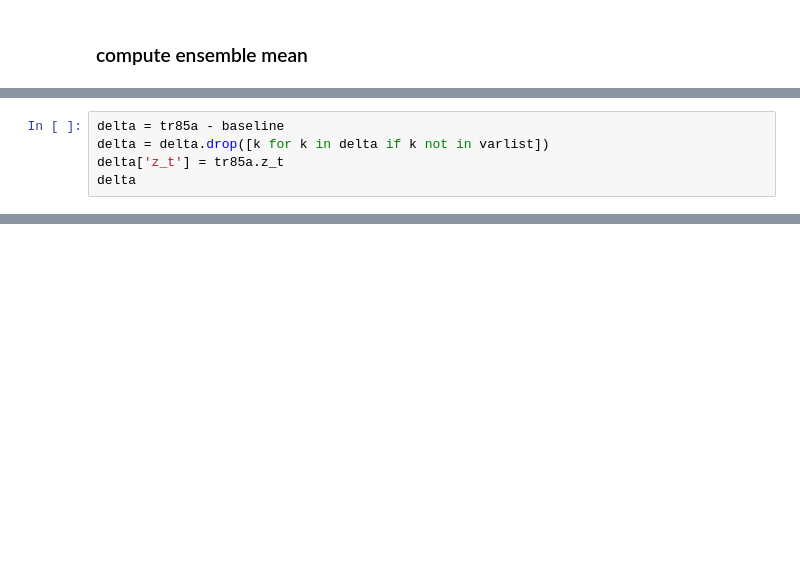
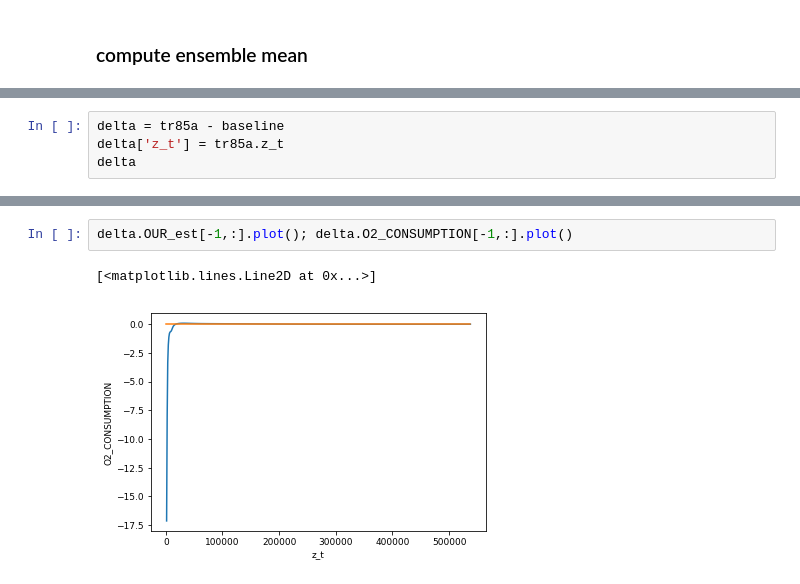
Before and after one commit to matt-long/iucn-deoxygenation-report, a Jupyter notebook: plot_cesm_global_profile.ipynb, the cells around one changed output, grey strips where cells are left out. Saved outputs shown, nothing was run; the diff lists cells and outputs as text; blank space fills up the shorter version.

```diff
--- a/plot_cesm_global_profile.ipynb
+++ b/plot_cesm_global_profile.ipynb
@@ -96,6 +110,5 @@ Data variables:
 # %%
 delta = tr85a - baseline
-delta = delta.drop([k for k in delta if k not in varlist])
 delta['z_t'] = tr85a.z_t
 delta
 # %% [output]
@@ -118,0 +138,5 @@ delta.O2[-1,:].plot(); delta.AOU[-1,:].plot(); delta.O2sat[-1,:].plot()
+# %%
+delta.OUR_est[-1,:].plot(); delta.O2_CONSUMPTION[-1,:].plot()
+# %% [output]
+[<matplotlib.lines.Line2D at 0x...>]
+[figure, added]
```
Also changed, not shown: parts of 14 cells of this notebook, 2 other files.
